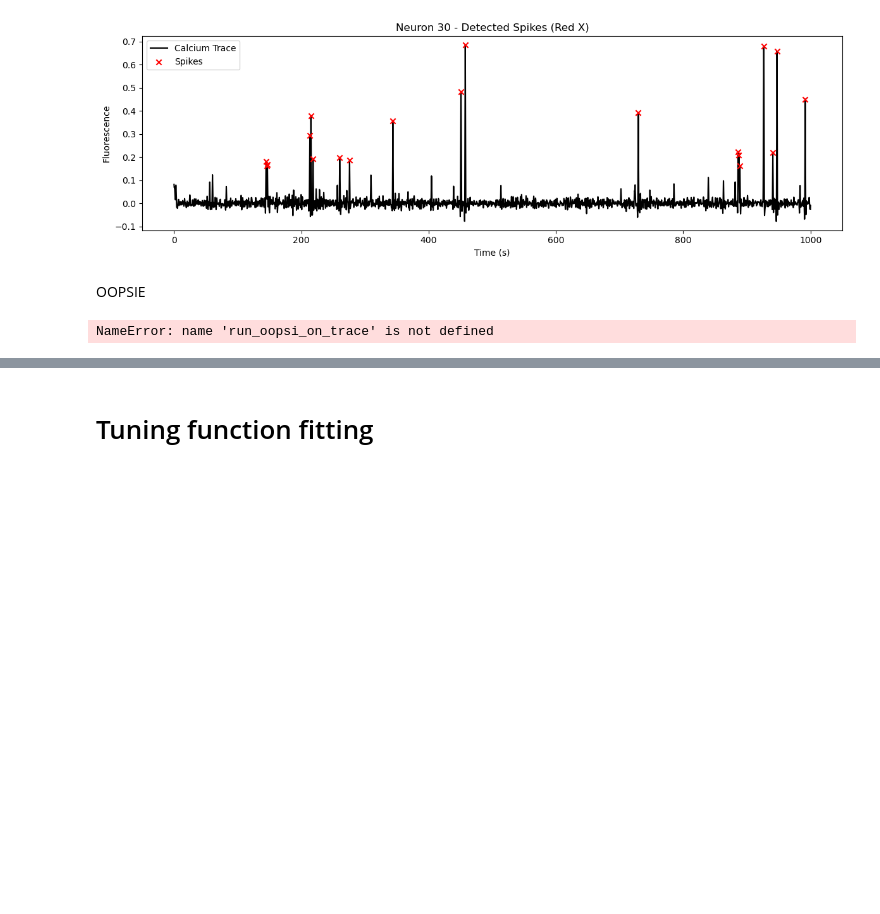
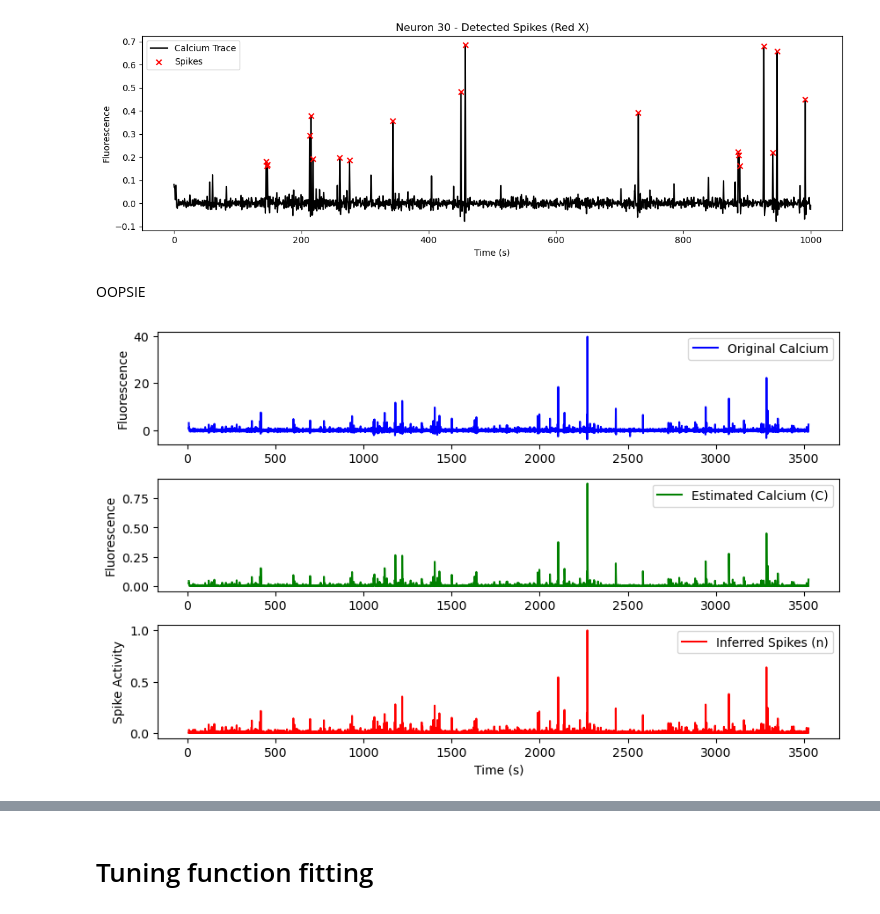
Before and after one commit to luciaganton/Neural-Data-Science, a Jupyter notebook: practical02_colab.ipynb, the cells around one changed output, grey strips where cells are left out. Drawn from its saved outputs; the diff is of its cells as text; code cells hidden in the pictures; blank space fills up the shorter version.

```diff
--- a/practical02_colab.ipynb
+++ b/practical02_colab.ipynb
@@ -91,8 +96,7 @@ def print_info(data):
     print("\n".join(l) + "\n")
 
 
-path = "/content/drive/MyDrive/neuraldatascience/Final_project"
-path = "/Users/34600/OneDrive/Escritorio/CN TU/summer 25/Neural Data/final project"
+path = os.getcwd()
 data = load_data(path)
 
 print("Overview of the data")
@@ -669,6 +683,8 @@ import oopsi
 n_neurons = filtered_trace.shape[0]
 n_frames = filtered_trace.shape[1]
 
+example_neuron = normalized_trace[3, :]
+n, C = oopsi.fast(example_neuron, dt=1 / fs, iter_max=100, update=True)
 # n_traces = np.zeros_like(filtered_trace)
 # C_traces = np.zeros_like(filtered_trace)
 
@@ -679,61 +695,44 @@ n_frames = filtered_trace.shape[1]
 #    )  # fs = 30 Hz, so dt = 1/fs
 #    n_traces[i] = n
 #    C_traces[i] = C
-# %%
-from multiprocessing import Pool
-
-
-# def run_oopsi_on_trace(trace):
-#    return oopsi.fast(trace, dt=1 / fs, iter_max=10, update=True)
-
-
-with Pool(processes=4) as pool:  # use a context manager
-    results = pool.map(
-        run_oopsi_on_trace, [filtered_trace[i] for i in range(n_neurons)]
-    )
-
-n_traces = np.array([r[0] for r in results])
-C_traces = np.array([r[1] for r in results])
-# %% [output]
-NameError: name 'run_oopsi_on_trace' is not defined
 # %%
 # Plot oopsi results
 
-#def plot_oopsi_results(filtered_trace, n_traces, C_traces, neuron_idx, fs=30):
+# def plot_oopsi_results(filtered_trace, n_traces, C_traces, neuron_idx, fs=30):
 #    """
 #   Plot the original trace, estimated calcium, and inferred spikes for a given neuron.
 #
 #    Parameters:
 #        filtered_trace: 2D array of shape (neurons, time)
 #        n_traces: inferred spikes (same shape)
 #        C_traces: estimated calcium (same shape)
 #        neuron_idx: index of the neuron to plot
 #        fs: sampling frequency (Hz)
 #    """
-#t = np.arange(filtered_trace.shape[1]) / fs  # time vector in seconds
+# t = np.arange(filtered_trace.shape[1]) / fs  # time vector in seconds
 
-    axs = plt.subplots(
-        3, 1, figsize=(10, 6), height_ratios=[1, 1, 1], gridspec_kw=dict(hspace=0.3)
-    )
+fig, axs = plt.subplots(
+    3, 1, figsize=(10, 6), height_ratios=[1, 1, 1], gridspec_kw=dict(hspace=0.3)
+)
 
-    # Plot 1: Original Calcium Trace
-    axs[0].plot(t, filtered_trace[neuron_idx], label="Original Calcium", color="blue")
-    axs[0].set_ylabel("Fluorescence")
-    axs[0].legend(loc="upper right")
-    axs[0].set_title(f"Neuron {neuron_idx} - OOPSI Results")
+# Plot 1: Original Calcium Trace
+axs[0].plot(time, example_neuron, label="Original Calcium", color="blue")
+axs[0].set_ylabel("Fluorescence")
+axs[0].legend(loc="upper right")
+# axs[0].set_title(f"Neuron {neuron_idx} - OOPSI Results")
 
-    # Plot 2: Estimated Calcium
-    axs[1].plot(t, C_traces[neuron_idx], label="Estimated Calcium (C)", color="green")
-    axs[1].set_ylabel("Fluorescence")
-    axs[1].legend(loc="upper right")
+# Plot 2: Estimated Calcium
+axs[1].plot(time, C, label="Estimated Calcium (C)", color="green")
+axs[1].set_ylabel("Fluorescence")
+axs[1].legend(loc="upper right")
 
-    # Plot 3: Inferred Spikes
-    axs[2].plot(t, n_traces[neuron_idx], label="Inferred Spikes (n)", color="red")
-    axs[2].set_ylabel("Spike Activity")
-    axs[2].set_xlabel("Time (s)")
-    axs[2].legend(loc="upper right")
+# Plot 3: Inferred Spikes
+axs[2].plot(time, n, label="Inferred Spikes (n)", color="red")
+axs[2].set_ylabel("Spike Activity")
+axs[2].set_xlabel("Time (s)")
+axs[2].legend(loc="upper right")
 
-    plt.tight_layout()
-    plt.show()
-
-plot_oopsi_results(filtered_trace, n_traces, C_traces, neuron_idx=0, fs=fs)
+plt.tight_layout()
+plt.show()
+# %% [output]
+[figure, added]
```
Also changed, not shown: parts of 22 cells of this notebook.
